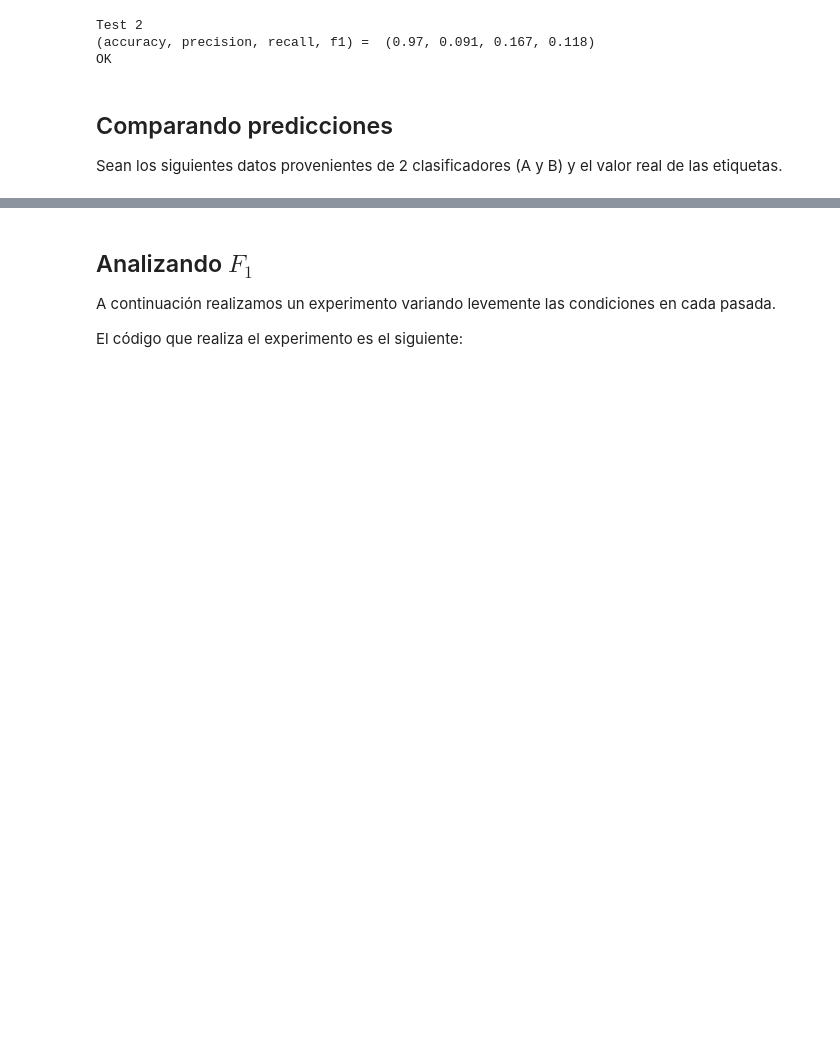
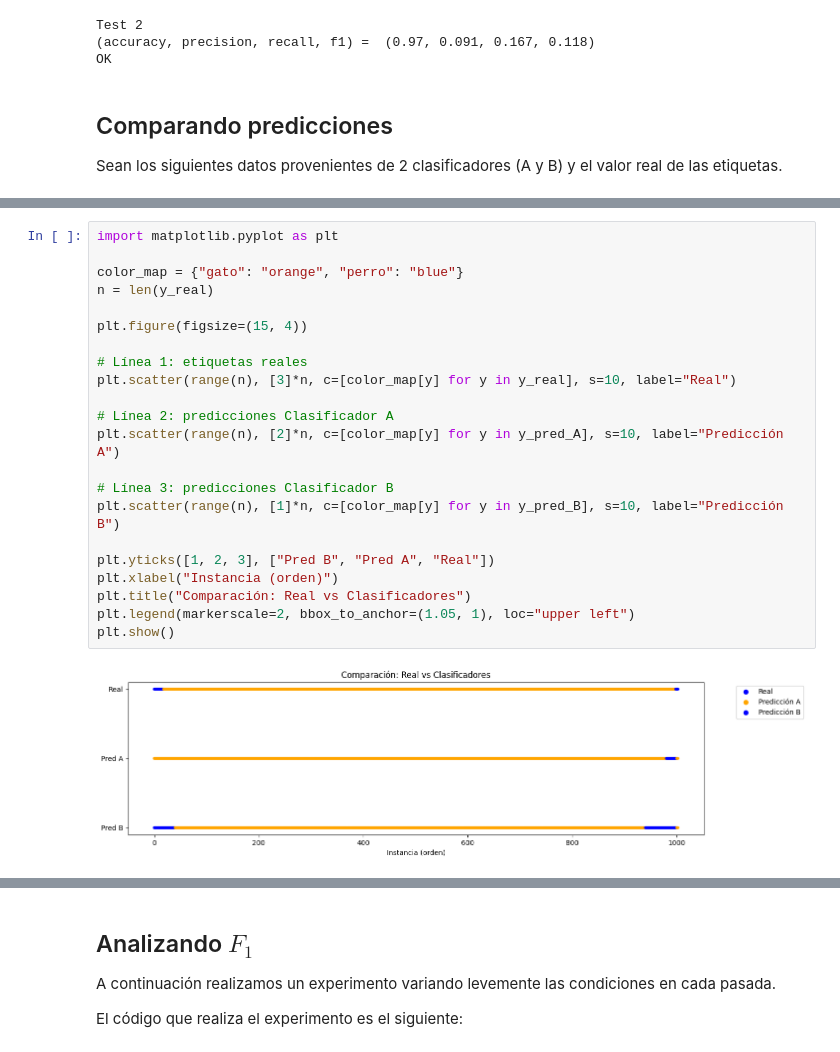
Before and after one commit to EmiLaPiola/NumLabIMC, a Jupyter notebook: notebooks/notebook_06_metricas-published.ipynb, the cells around one changed output, grey strips where cells are left out. Saved outputs shown, nothing was run; the diff lists cells and outputs as text; blank space fills up the shorter version.

```diff
--- a/notebooks/notebook_06_metricas-published.ipynb
+++ b/notebooks/notebook_06_metricas-published.ipynb
@@ -138 +177,25 @@ Sean los siguientes datos provenientes de 2 clasificadores (A y B) y el valor re
+# %%
+import matplotlib.pyplot as plt
+
+color_map = {"gato": "orange", "perro": "blue"}
+n = len(y_real)
+
+plt.figure(figsize=(15, 4))
+
+# Línea 1: etiquetas reales
+plt.scatter(range(n), [3]*n, c=[color_map[y] for y in y_real], s=10, label="Real")
+
+# Línea 2: predicciones Clasificador A
+plt.scatter(range(n), [2]*n, c=[color_map[y] for y in y_pred_A], s=10, label="Predicción A")
+
+# Línea 3: predicciones Clasificador B
+plt.scatter(range(n), [1]*n, c=[color_map[y] for y in y_pred_B], s=10, label="Predicción B")
+
+plt.yticks([1, 2, 3], ["Pred B", "Pred A", "Real"])
+plt.xlabel("Instancia (orden)")
+plt.title("Comparación: Real vs Clasificadores")
+plt.legend(markerscale=2, bbox_to_anchor=(1.05, 1), loc="upper left")
+plt.show()
+# %% [output]
+[figure, added]
 # %%
```
Also changed, not shown: parts of 10 cells of this notebook.
